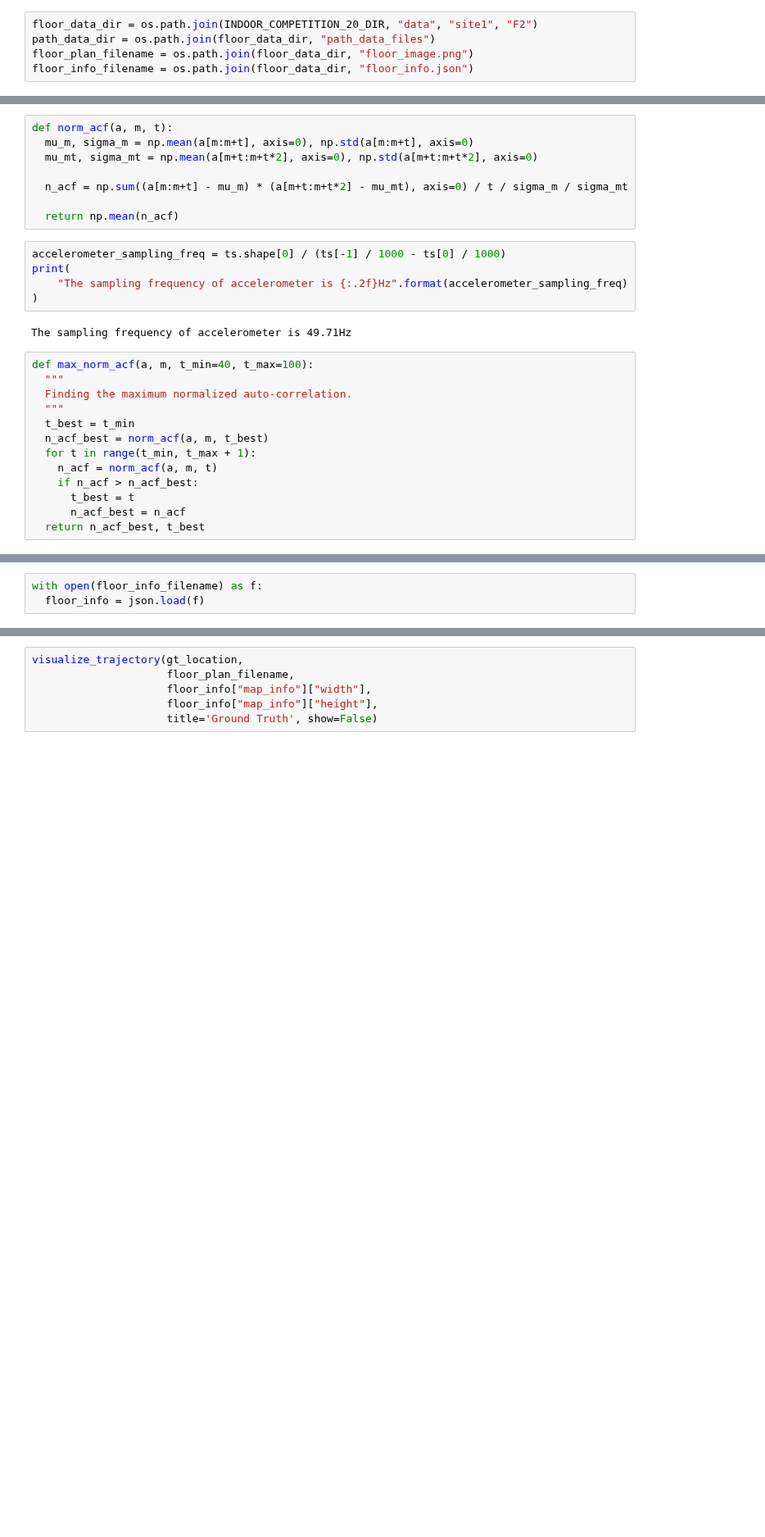
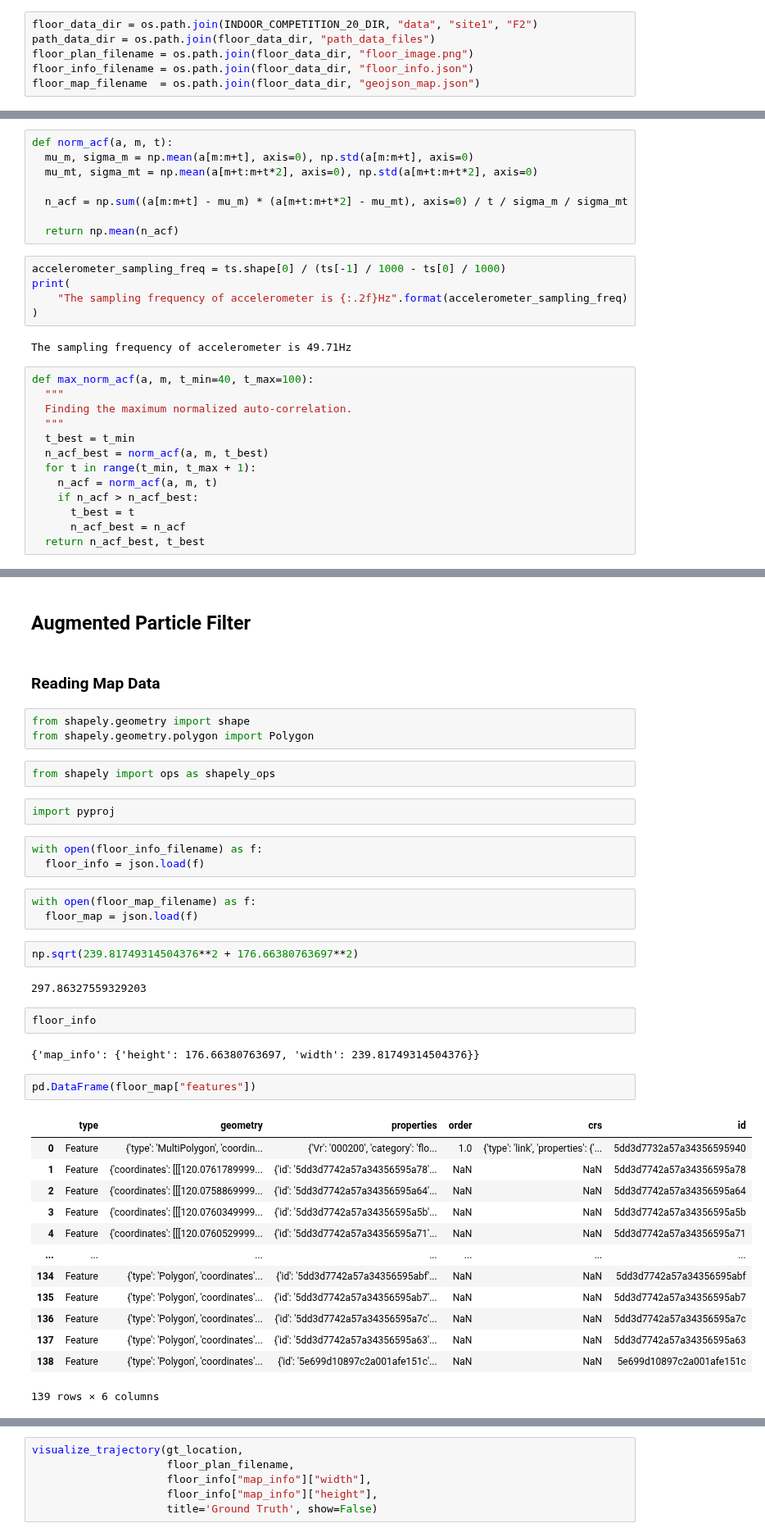
Before and after one commit to hungnd11/my-thesis, a Jupyter notebook: code/notebooks/zee.ipynb, the cells around one changed output, grey strips where cells are left out. Shown at 82% size. Saved outputs shown, nothing was run; the diff lists cells and outputs as text; blank space fills up the shorter version.

```diff
--- a/code/notebooks/zee.ipynb
+++ b/code/notebooks/zee.ipynb
@@ -29,5 +38,6 @@ floor_data_dir = os.path.join(INDOOR_COMPETITION_20_DIR, "data", "site1", "F2")
 path_data_dir = os.path.join(floor_data_dir, "path_data_files")
 floor_plan_filename = os.path.join(floor_data_dir, "floor_image.png")
 floor_info_filename = os.path.join(floor_data_dir, "floor_info.json")
+floor_map_filename  = os.path.join(floor_data_dir, "geojson_map.json")
 # %% [markdown]
 ## Data Extraction
@@ -137,3 +204,41 @@ step_positions = compute_step_positions(acce_datas, ahrs_datas, posi_datas)
+# %% [markdown]
+## Augmented Particle Filter
+# %% [markdown]
+### Reading Map Data
+# %%
+from shapely.geometry import shape
+from shapely.geometry.polygon import Polygon
+# %%
+from shapely import ops as shapely_ops
+# %%
+import pyproj
 # %%
 with open(floor_info_filename) as f:
   floor_info = json.load(f)
+# %%
+with open(floor_map_filename) as f:
+  floor_map = json.load(f)
+# %%
+np.sqrt(239.81749314504376**2 + 176.66380763697**2)
+# %% [output]
+297.86327559329203
+# %%
+floor_info
+# %% [output]
+{'map_info': {'height': 176.66380763697, 'width': 239.81749314504376}}
+# %%
+pd.DataFrame(floor_map["features"])
+# %% [output]
+|  | type | geometry | properties | order | crs | id |
+| 0 | Feature | {'type': 'MultiPolygon', 'coordin... | {'Vr': '000200', 'category': 'flo... | 1.0 | {'type': 'link', 'properties': {'... | 5dd3d7732a57a34356595940 |
+| 1 | Feature | {'coordinates': [[[120.0761789999... | {'id': '5dd3d7742a57a34356595a78'... | NaN | NaN | 5dd3d7742a57a34356595a78 |
+| 2 | Feature | {'coordinates': [[[120.0758869999... | {'id': '5dd3d7742a57a34356595a64'... | NaN | NaN | 5dd3d7742a57a34356595a64 |
+| 3 | Feature | {'coordinates': [[[120.0760349999... | {'id': '5dd3d7742a57a34356595a5b'... | NaN | NaN | 5dd3d7742a57a34356595a5b |
+| 4 | Feature | {'coordinates': [[[120.0760529999... | {'id': '5dd3d7742a57a34356595a71'... | NaN | NaN | 5dd3d7742a57a34356595a71 |
+| ... | ... | ... | ... | ... | ... | ... |
+| 134 | Feature | {'type': 'Polygon', 'coordinates'... | {'id': '5dd3d7742a57a34356595abf'... | NaN | NaN | 5dd3d7742a57a34356595abf |
+| 135 | Feature | {'type': 'Polygon', 'coordinates'... | {'id': '5dd3d7742a57a34356595ab7'... | NaN | NaN | 5dd3d7742a57a34356595ab7 |
+| 136 | Feature | {'type': 'Polygon', 'coordinates'... | {'id': '5dd3d7742a57a34356595a7c'... | NaN | NaN | 5dd3d7742a57a34356595a7c |
+| 137 | Feature | {'type': 'Polygon', 'coordinates'... | {'id': '5dd3d7742a57a34356595a63'... | NaN | NaN | 5dd3d7742a57a34356595a63 |
+| 138 | Feature | {'type': 'Polygon', 'coordinates'... | {'id': '5e699d10897c2a001afe151c'... | NaN | NaN | 5e699d10897c2a001afe151c |
+139 rows × 6 columns
```
Also changed, not shown: parts of 40 cells of this notebook, 1 other file.
